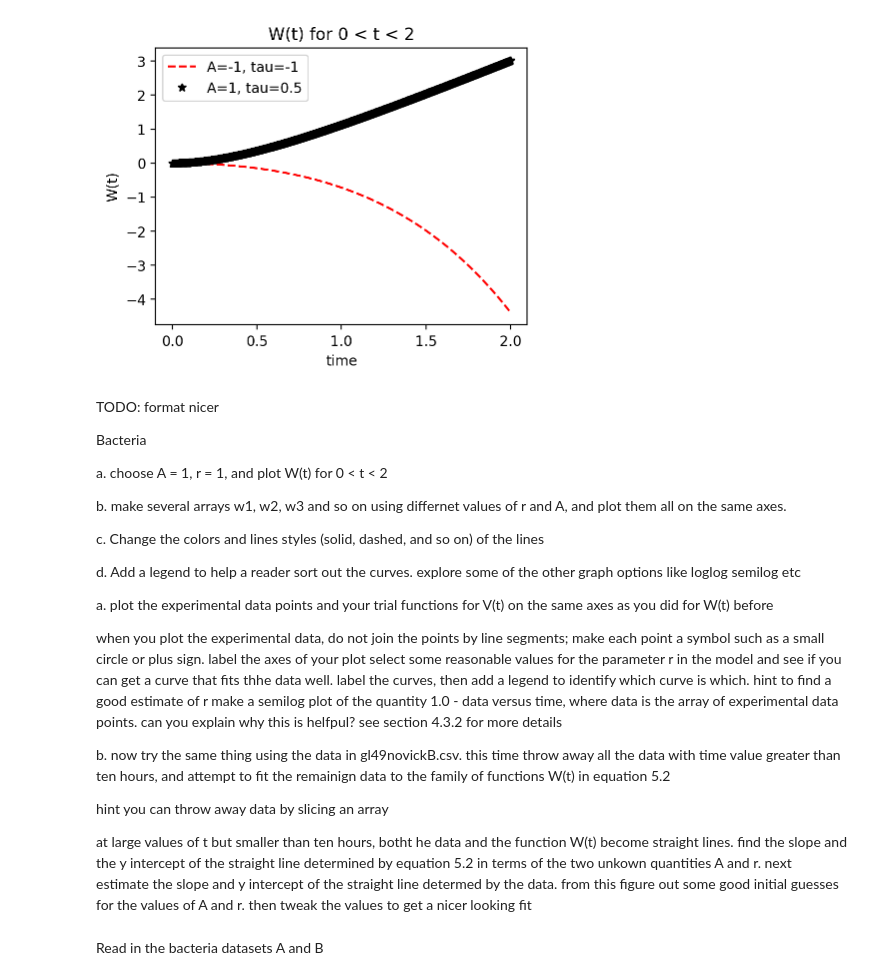
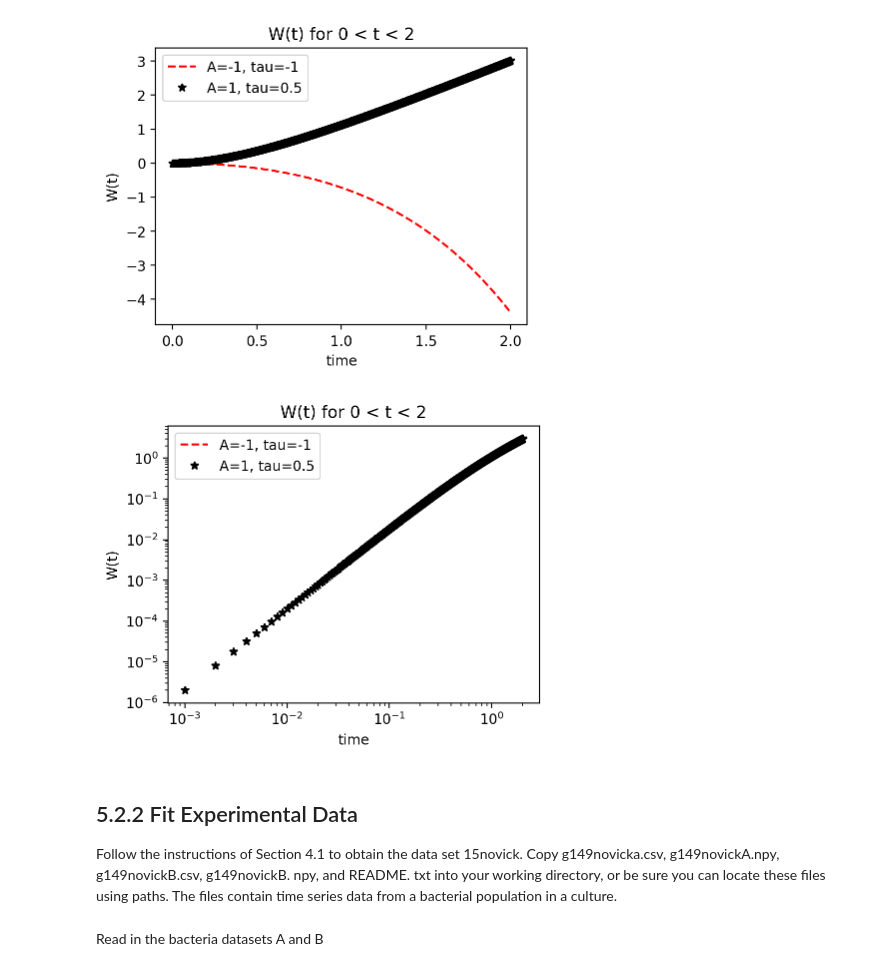
Before and after one commit to e-d-p-9/Physical-Modeling-with-Python, a Jupyter notebook: Ch5/HIV_Bacteria_Computer_Lab.ipynb, the cells around one changed output. Cells and saved outputs as stored; diff of their text form; code cells hidden in the pictures.

Commit message:
add loglog plot

```diff
--- a/Ch5/HIV_Bacteria_Computer_Lab.ipynb
+++ b/Ch5/HIV_Bacteria_Computer_Lab.ipynb
@@ -391,33 +391,31 @@ plt.legend()
 plt.show()
 # %% [output]
 [figure]
-# %% [markdown]
-
-
-TODO: format nicer
-
-Bacteria
-
-a. choose A = 1, r = 1, and plot W(t) for 0 < t < 2
-
-b.  make several arrays w1, w2, w3 and so on using differnet values of r and A, and plot them all on the same axes.
-
-c.  Change the colors and lines styles (solid, dashed, and so on) of the lines
-
-d.  Add a legend to help a reader sort out the curves.  explore some of the other graph options like loglog semilog etc
-
-
-
-a.  plot the experimental data points and your trial functions for V(t) on the same axes as you did for W(t) before
-
-when you plot the experimental data, do not join the points by line segments; make each point a symbol such as a small circle or plus sign.  label the axes of your plot select some reasonable values for the parameter r in the model and see if you can get a curve that fits thhe data well.  label the curves, then add a legend to identify which curve is which.  hint to find a good estimate of r make a semilog plot of the quantity 1.0 - data versus time, where data is the array of experimental data points.
-can you explain why this is helfpul?  see section 4.3.2 for more details
-
-b.  now try the same thing using the data in gl49novickB.csv.  this time throw away all the data with time value greater than ten hours, and attempt to fit the remainign data to the family of functions W(t) in equation 5.2
-
-hint you can throw away data by slicing an array
-
-at large values of t but smaller than ten hours, botht he data and the function W(t) become straight lines.  find the slope and the y intercept of the straight line determined by equation 5.2 in terms of the two unkown quantities A and r.  next estimate the slope and y intercept of the straight line determed by the data.  from this figure out some good initial guesses for the values of A and r.  then tweak the values to get a nicer looking fit
+# %%
+A=-1
+tau=-1
+t = np.arange(0.001, 2, 0.001)
+w_t = w(t, A, tau)
+label=f"A={A}, tau={tau}"
+plt.loglog(t, w_t, 'r--', label=label)
+plt.xlabel("time")
+plt.ylabel("W(t)")
+plt.title("W(t) for 0 < t < 2")
+
+
+A=1
+tau=0.5
+w_t = w(t, A, tau)
+label=f"A={A}, tau={tau}"
+plt.loglog(t, w_t, 'k*', label=label)
+plt.legend()
+plt.show()
+# %% [output]
+[figure, added]
+# %% [markdown]
+## 5.2.2 Fit Experimental  Data
+
+Follow the instructions of Section 4.1 to obtain the data set 15novick. Copy g149novicka.csv, g149novickA.npy, g149novickB.csv, g149novickB. npy, and README. txt into your working directory, or be sure you can locate these files using paths. The files contain time series data from a bacterial population in a culture.
 # %% [markdown]
 Read in the bacteria datasets A and B
 # %%
```
Also changed, not shown: parts of 4 cells of this notebook.
